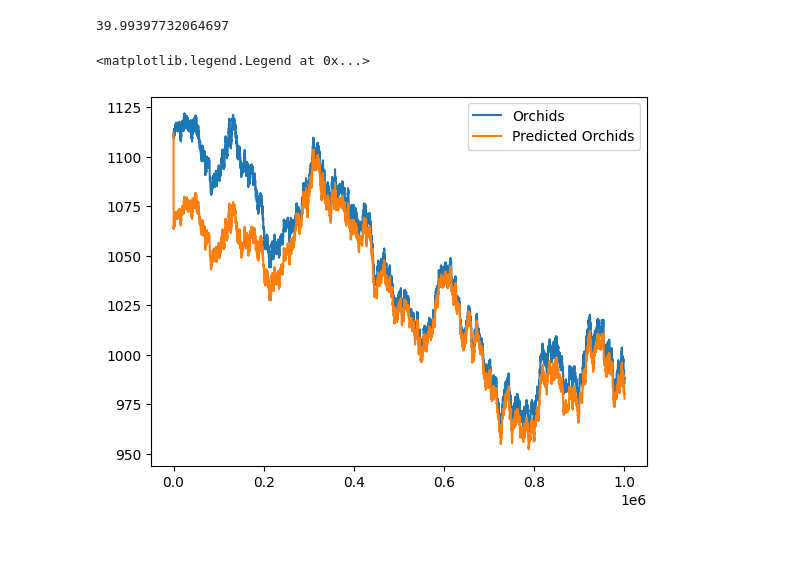
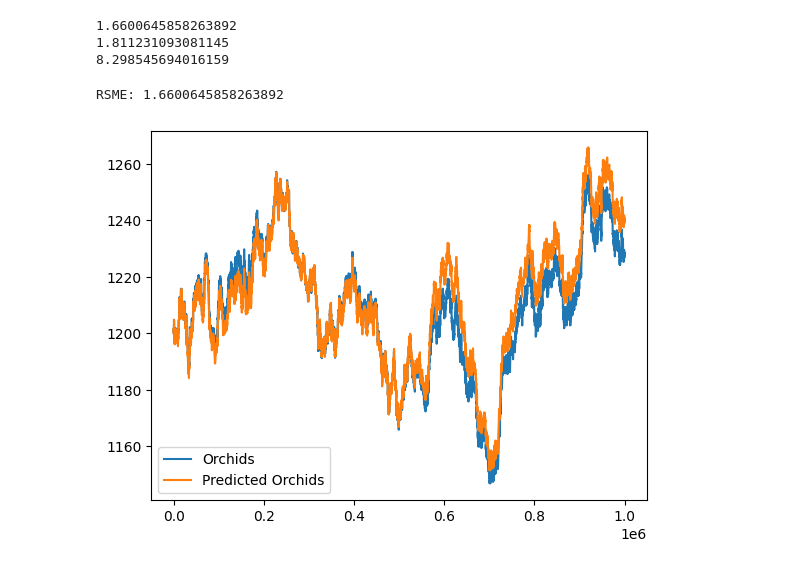
Before and after one commit to timkimneu/IMCProsperityTradingAlgorithm, a Jupyter notebook: round2/sample_data/orchid_analysis.ipynb, the cells around one changed output. Cells and saved outputs as stored; diff of their text form; code cells hidden in the pictures.

Commit message:
finetuned some numbers and simultaneous analysis on all 3 data sets

```diff
--- a/round2/sample_data/orchid_analysis.ipynb
+++ b/round2/sample_data/orchid_analysis.ipynb
@@ -41,23 +45,30 @@ data["P_ORCHIDS"] = predicted_orchids_list
 import math
 # print("Average Orchids: " + str(data["ORCHIDS"].mean())
 #       + "\nAverage Predicted Orchids: " + str(data["P_ORCHIDS"].mean()))
-predicted_orchid_data = data["P_ORCHIDS"]
-curr_pred_sq_sum = 0
-for i in range(1001):
-    current_orchid = orchids[i]
-    predicted_orchid = predicted_orchid_data[i]
-    curr_min_pred = current_orchid - predicted_orchid
-    curr_pred_sq_sum += math.pow(curr_min_pred, 2)
-orchids_mse = curr_pred_sq_sum / 1001
-orchids_rmse = math.sqrt(orchids_mse)
-print(str(orchids_rmse))
+orchids_rsme_list = list()
+for data in data_list:
+    predicted_orchid_data = data["P_ORCHIDS"]
+    curr_pred_sq_sum = 0
+    for i in range(1001):
+        current_orchid = data["ORCHIDS"][i]
+        predicted_orchid = predicted_orchid_data[i]
+        curr_min_pred = current_orchid - predicted_orchid
+        curr_pred_sq_sum += math.pow(curr_min_pred, 2)
+    orchids_mse = curr_pred_sq_sum / 1001
+    orchids_rmse = math.sqrt(orchids_mse)
+    orchids_rsme_list.append(orchids_rmse)
+    print(str(orchids_rmse))
 # %% [output]
-39.99397732064697
+1.6600645858263892
+1.811231093081145
+8.298545694016159
 # %%
 import matplotlib.pyplot as plt
-plt.plot(time_stamp, data["ORCHIDS"], label="Orchids")
-plt.plot(time_stamp, data["P_ORCHIDS"], label="Predicted Orchids")
+
+plt.plot(data1["timestamp"], data1["ORCHIDS"], label="Orchids")
+plt.plot(data1["timestamp"], data1["P_ORCHIDS"], label="Predicted Orchids")
 plt.legend(loc = 'best')
+print("RSME: " + str(orchids_rsme_list[0]))
 # %% [output]
-<matplotlib.legend.Legend at 0x...>
+RSME: 1.6600645858263892
-[figure, old version]
+[figure, new version]
```
Also changed, not shown: parts of 3 cells of this notebook.
